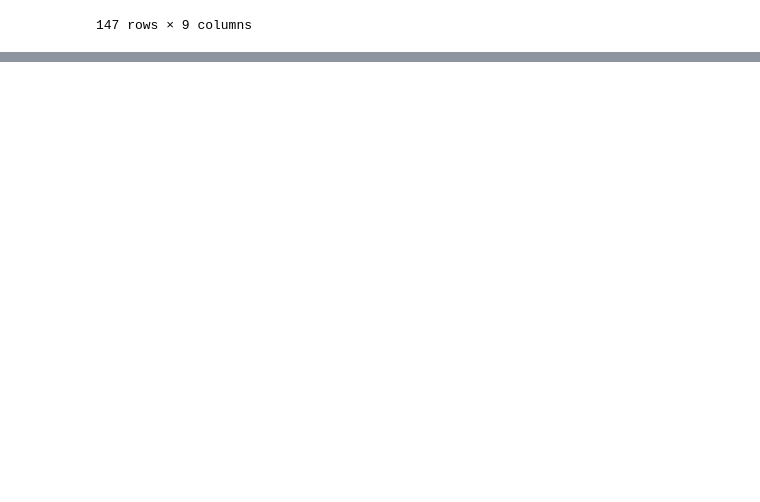
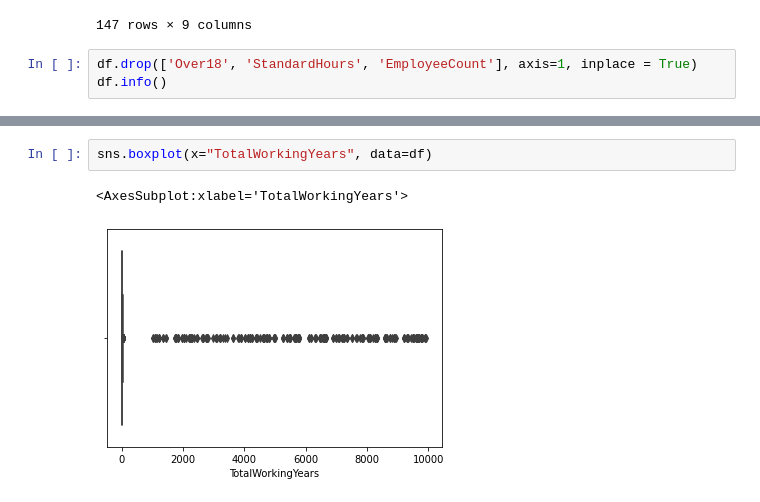
Before and after one commit to ewagaka/Job_Retention, a Jupyter notebook: job.ipynb, the cells around one changed output, grey strips where cells are left out. Drawn from its saved outputs; the diff is of its cells as text; blank space fills up the shorter version.

```diff
--- a/job.ipynb
+++ b/job.ipynb
@@ -116,3 +116,6 @@ df_cat[df_cat.Attrition.isna()]
 | 1468 | Travel_Rarely | Research & Development | Medical | Female | Healthcare Representative | Married | Y | No | ... |
 | 1469 | Non-Travel | Research & Development | Medical | Male | Laboratory Technician | Single | Y | No | ... |
 147 rows × 9 columns
+# %%
+df.drop(['Over18', 'StandardHours', 'EmployeeCount'], axis=1, inplace = True)
+df.info()
@@ -118,0 +140,5 @@ df_cat[df_cat.Attrition.isna()]
+# %%
+sns.boxplot(x="TotalWorkingYears", data=df)
+# %% [output]
+<AxesSubplot:xlabel='TotalWorkingYears'>
+[figure, added]
```
Also changed, not shown: parts of 11 cells of this notebook.
